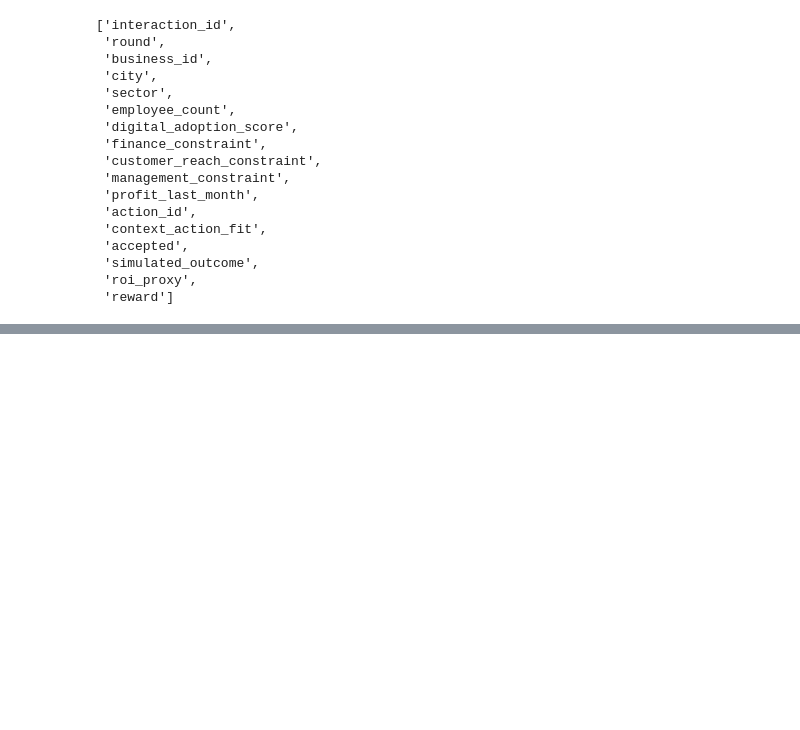
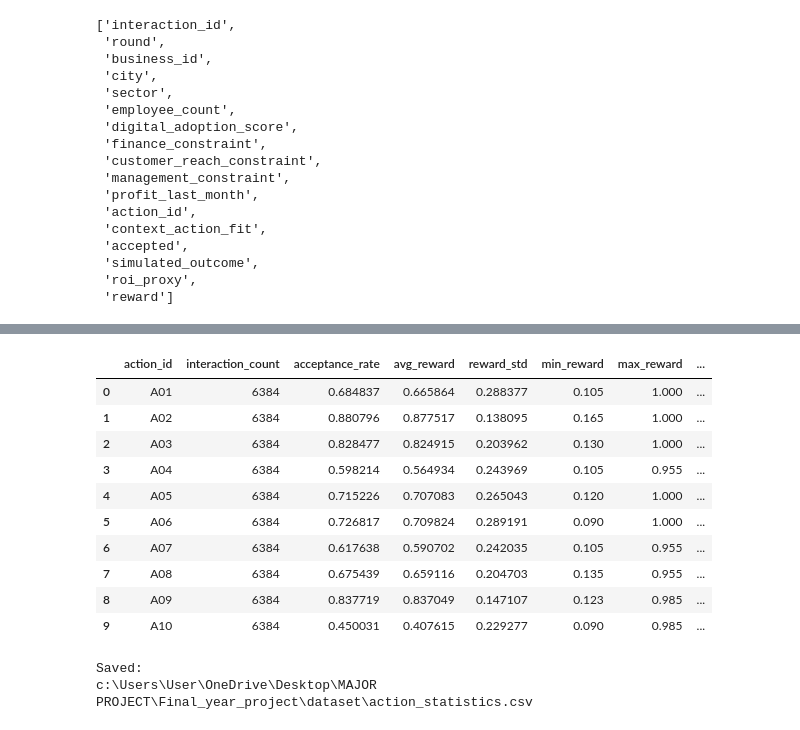
Before and after one commit to Sanjula2005/Final_year_project, a Jupyter notebook: 03_bandit_data_validation.ipynb, the cells around one changed output, grey strips where cells are left out. Cells and saved outputs as stored; diff of their text form; code cells hidden in the pictures; blank space fills up the shorter version.

Commit message:
Complete Member 3 bandit data validation

```diff
--- a/03_bandit_data_validation.ipynb
+++ b/03_bandit_data_validation.ipynb
@@ -4,12 +63,11 @@ import numpy as np
 # %%
-actions = pd.read_csv("recommendation_actions.csv")
+actions = pd.read_csv(actions_path)
+mapping = pd.read_csv(mapping_path)
 
-mapping = pd.read_csv("context_action_mapping.csv")
+bandit_train = pd.read_csv(bandit_train_path)
+bandit_test = pd.read_csv(bandit_test_path)
 
-bandit_train = pd.read_csv(
-    "train_bandit_interactions.csv"
-)
+train_context = pd.read_csv(train_context_path)
+test_context = pd.read_csv(test_context_path)
 
-bandit_test = pd.read_csv(
-    "test_bandit_interactions.csv"
-)
+print("All datasets loaded successfully.")
@@ -217,0 +1044,65 @@ dtype: int64
+# %%
+action_statistics = (
+    bandit_train
+    .groupby("action_id")
+    .agg(
+        interaction_count=("action_id", "count"),
+        acceptance_rate=("accepted", "mean"),
+        avg_reward=("reward", "mean"),
+        reward_std=("reward", "std"),
+        min_reward=("reward", "min"),
+        max_reward=("reward", "max"),
+        avg_roi_proxy=("roi_proxy", "mean"),
+        avg_outcome=("simulated_outcome", "mean"),
+        avg_context_fit=("context_action_fit", "mean")
+    )
+    .reset_index()
+)
+
+action_statistics = action_statistics.merge(
+    actions[
+        [
+            "action_id",
+            "recommendation",
+            "category"
+        ]
+    ],
+    on="action_id",
+    how="left"
+)
+
+display(action_statistics)
+# %% [output]
+|  | action_id | interaction_count | acceptance_rate | avg_reward | reward_std | min_reward | max_reward | ... |
+| 0 | A01 | 6384 | 0.684837 | 0.665864 | 0.288377 | 0.105 | 1.000 | ... |
+| 1 | A02 | 6384 | 0.880796 | 0.877517 | 0.138095 | 0.165 | 1.000 | ... |
+| 2 | A03 | 6384 | 0.828477 | 0.824915 | 0.203962 | 0.130 | 1.000 | ... |
+| 3 | A04 | 6384 | 0.598214 | 0.564934 | 0.243969 | 0.105 | 0.955 | ... |
+| 4 | A05 | 6384 | 0.715226 | 0.707083 | 0.265043 | 0.120 | 1.000 | ... |
+| 5 | A06 | 6384 | 0.726817 | 0.709824 | 0.289191 | 0.090 | 1.000 | ... |
+| 6 | A07 | 6384 | 0.617638 | 0.590702 | 0.242035 | 0.105 | 0.955 | ... |
+| 7 | A08 | 6384 | 0.675439 | 0.659116 | 0.204703 | 0.135 | 0.955 | ... |
+| 8 | A09 | 6384 | 0.837719 | 0.837049 | 0.147107 | 0.123 | 0.985 | ... |
+| 9 | A10 | 6384 | 0.450031 | 0.407615 | 0.229277 | 0.090 | 0.985 | ... |
+# %%
+OUTPUT_DIR = PROJECT_ROOT / "dataset"
+
+OUTPUT_DIR.mkdir(
+    parents=True,
+    exist_ok=True
+)
+
+action_statistics_path = (
+    OUTPUT_DIR / "action_statistics.csv"
+)
+
+action_statistics.to_csv(
+    action_statistics_path,
+    index=False
+)
+
+print("Saved:")
+print(action_statistics_path)
+# %% [output]
+Saved:
+c:\Users\User\OneDrive\Desktop\MAJOR PROJECT\Final_year_project\dataset\action_statistics.csv
```
Also changed, not shown: parts of 56 cells of this notebook, 5 other files.
